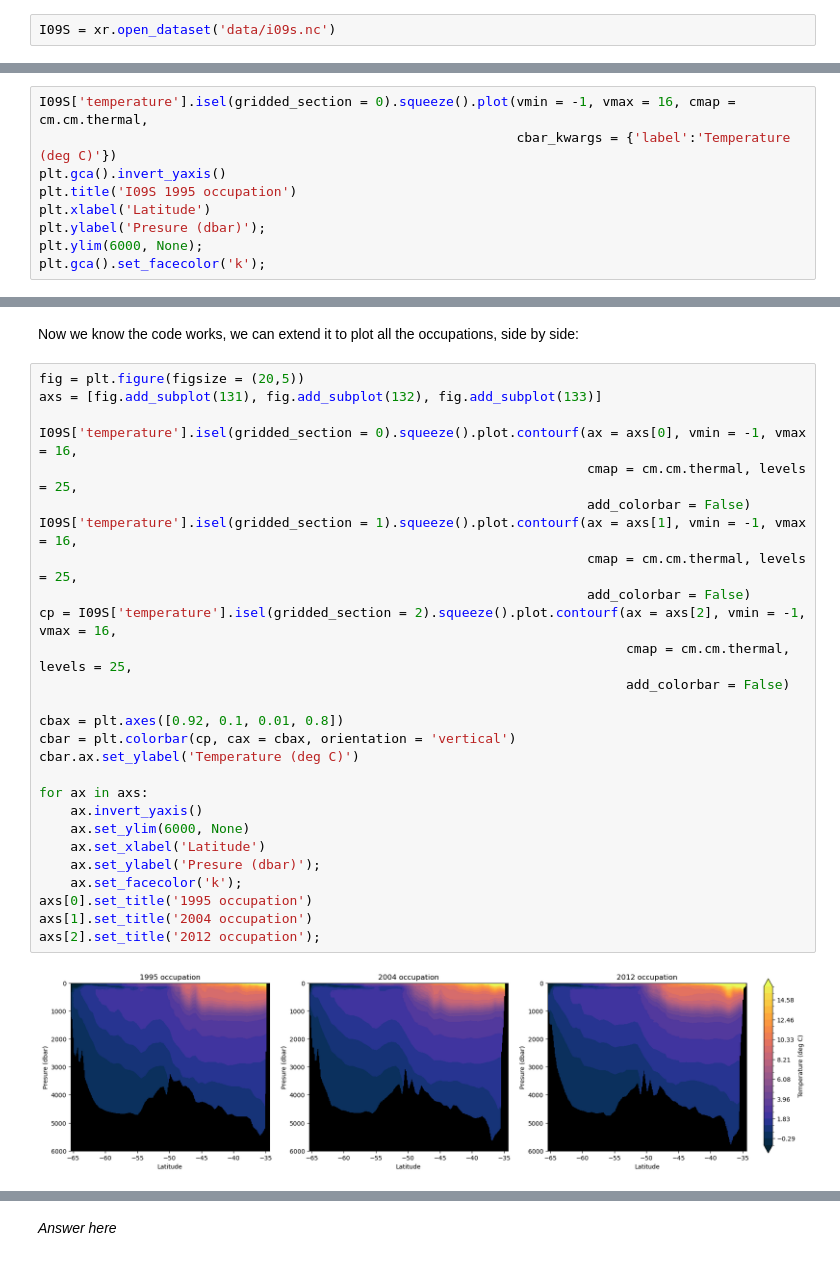
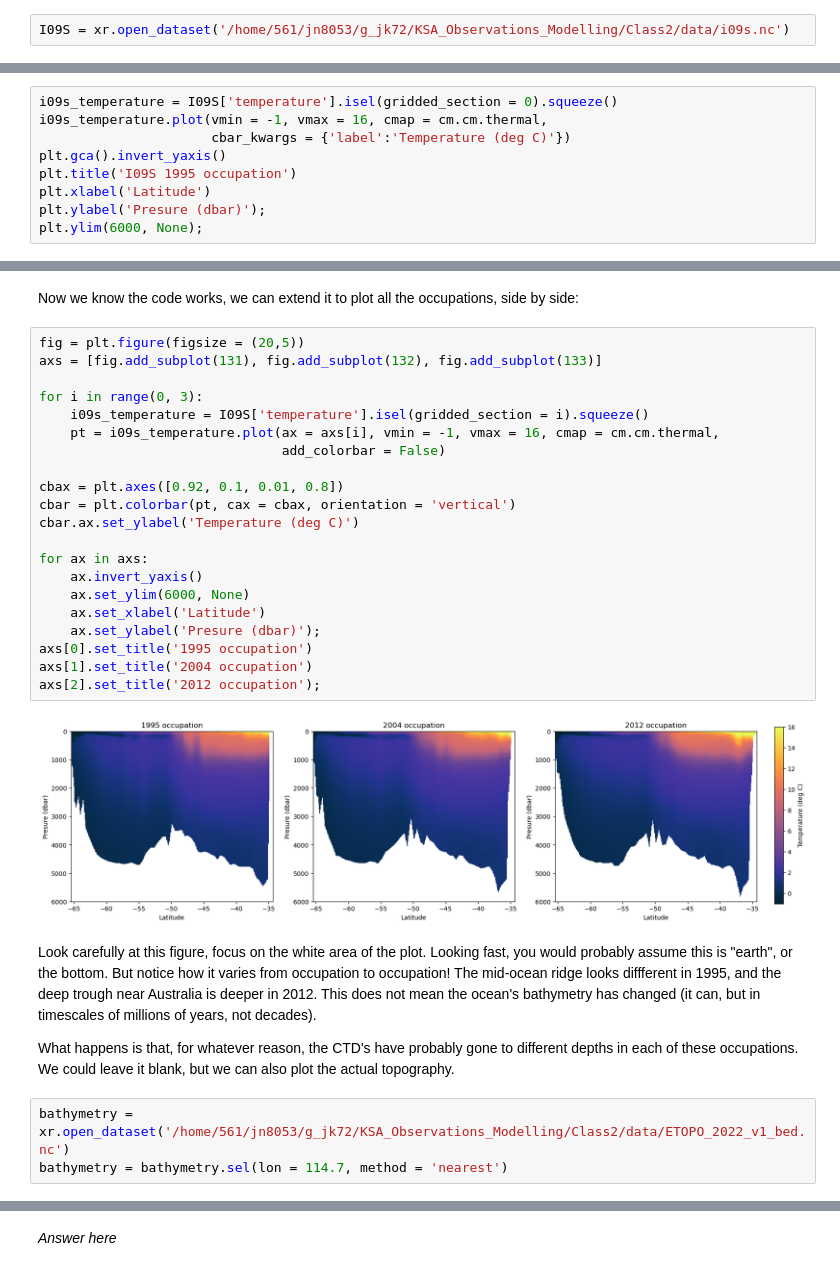
Before and after one commit to julia-neme/KSA_Observations_Modelling, a Jupyter notebook: Class2/1_Building_a_cross_section.ipynb, the cells around one changed output, grey strips where cells are left out. Cells and saved outputs as stored; diff of their text form.

```diff
--- a/Class2/1_Building_a_cross_section.ipynb
+++ b/Class2/1_Building_a_cross_section.ipynb
@@ -25,5 +37,5 @@ We can download past I09S occupations from [here](https://cchdo.ucsd.edu/product
 # %%
-I09S = xr.open_dataset('data/i09s.nc')
+I09S = xr.open_dataset('/home/561/jn8053/g_jk72/KSA_Observations_Modelling/Class2/data/i09s.nc')
 # %%
 I09S
 # %% [output]
@@ -49,10 +80,10 @@ Let's plot temperature for the first occupation:
 # %%
-I09S['temperature'].isel(gridded_section = 0).squeeze().plot(vmin = -1, vmax = 16, cmap = cm.cm.thermal,
-                                                             cbar_kwargs = {'label':'Temperature (deg C)'})
+i09s_temperature = I09S['temperature'].isel(gridded_section = 0).squeeze()
+i09s_temperature.plot(vmin = -1, vmax = 16, cmap = cm.cm.thermal,
+                      cbar_kwargs = {'label':'Temperature (deg C)'})
 plt.gca().invert_yaxis()
 plt.title('I09S 1995 occupation')
 plt.xlabel('Latitude')
 plt.ylabel('Presure (dbar)');
 plt.ylim(6000, None);
-plt.gca().set_facecolor('k');
 # %% [output]
@@ -62,29 +93,30 @@ Now we know the code works, we can extend it to plot all the occupations, side b
 # %%
 fig = plt.figure(figsize = (20,5))
 axs = [fig.add_subplot(131), fig.add_subplot(132), fig.add_subplot(133)]
 
-I09S['temperature'].isel(gridded_section = 0).squeeze().plot.contourf(ax = axs[0], vmin = -1, vmax = 16,
-                                                                      cmap = cm.cm.thermal, levels = 25,
-                                                                      add_colorbar = False)
-I09S['temperature'].isel(gridded_section = 1).squeeze().plot.contourf(ax = axs[1], vmin = -1, vmax = 16,
-                                                                      cmap = cm.cm.thermal, levels = 25,
-                                                                      add_colorbar = False)
-cp = I09S['temperature'].isel(gridded_section = 2).squeeze().plot.contourf(ax = axs[2], vmin = -1, vmax = 16,
-                                                                           cmap = cm.cm.thermal, levels = 25,
-                                                                           add_colorbar = False)
+for i in range(0, 3):
+    i09s_temperature = I09S['temperature'].isel(gridded_section = i).squeeze()
+    pt = i09s_temperature.plot(ax = axs[i], vmin = -1, vmax = 16, cmap = cm.cm.thermal,
+                               add_colorbar = False)
 
 cbax = plt.axes([0.92, 0.1, 0.01, 0.8])
-cbar = plt.colorbar(cp, cax = cbax, orientation = 'vertical')
+cbar = plt.colorbar(pt, cax = cbax, orientation = 'vertical')
 cbar.ax.set_ylabel('Temperature (deg C)')
 
 for ax in axs:
     ax.invert_yaxis()
     ax.set_ylim(6000, None)
     ax.set_xlabel('Latitude')
     ax.set_ylabel('Presure (dbar)');
-    ax.set_facecolor('k');
 axs[0].set_title('1995 occupation')
 axs[1].set_title('2004 occupation')
 axs[2].set_title('2012 occupation');
 # %% [output]
-[figure, old version]
+[figure, new version]
+# %% [markdown]
+Look carefully at this figure, focus on the white area of the plot. Looking fast, you would probably assume this is "earth", or the bottom. But notice how it varies from occupation to occupation! The mid-ocean ridge looks diffferent in 1995, and the deep trough near Australia is deeper in 2012. This does not mean the ocean's bathymetry has changed (it can, but in timescales of millions of years, not decades).
+
+What happens is that, for whatever reason, the CTD's have probably gone to different depths in each of these occupations. We could leave it blank, but we can also plot the actual topography.
+# %%
+bathymetry = xr.open_dataset('/home/561/jn8053/g_jk72/KSA_Observations_Modelling/Class2/data/ETOPO_2022_v1_bed.nc')
+bathymetry = bathymetry.sel(lon = 114.7, method = 'nearest')
```
Also changed, not shown: parts of 22 cells of this notebook, 4 other files.
